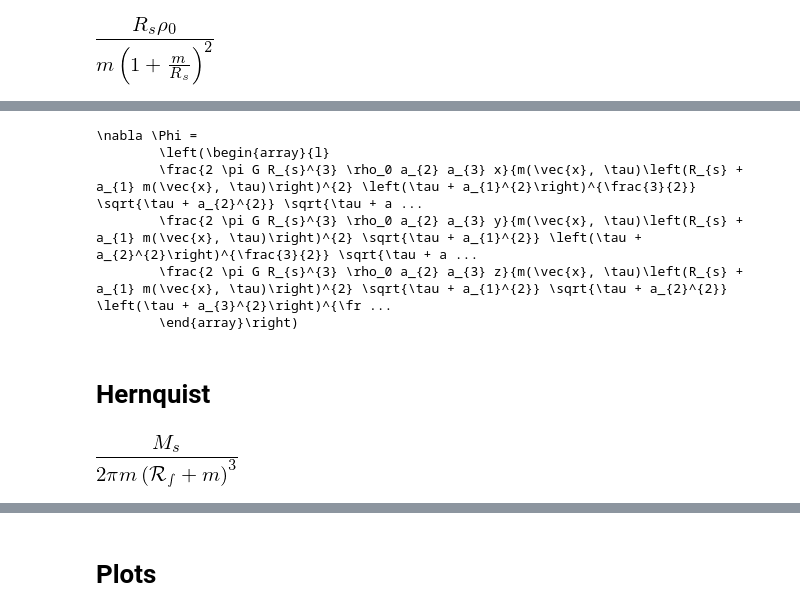
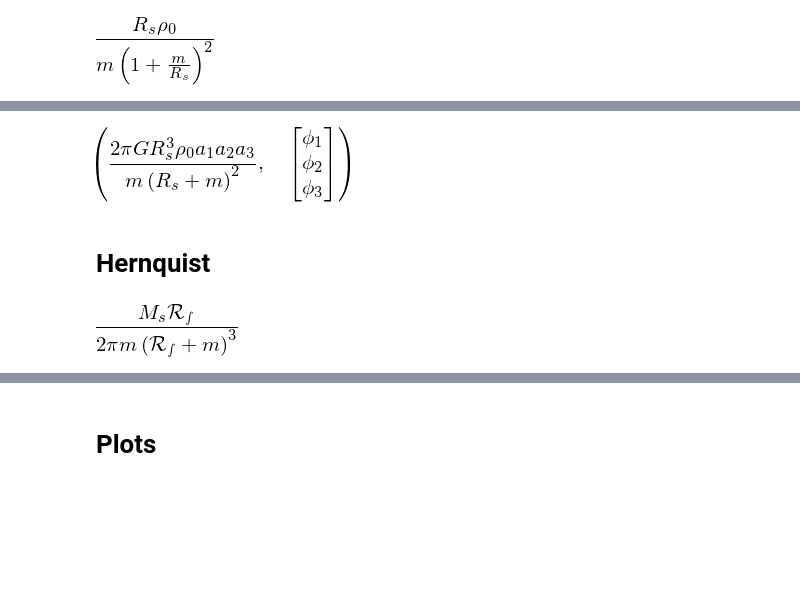
Before and after one commit to jsbarbosa/TesisFisica, a Jupyter notebook: Files/Week 7/TriaxialPotentials.ipynb, the cells around one changed output, grey strips where cells are left out. Saved outputs shown, nothing was run; the diff lists cells and outputs as text; code cells hidden in the pictures; blank space fills up the shorter version.

```diff
--- a/Files/Week 7/TriaxialPotentials.ipynb
+++ b/Files/Week 7/TriaxialPotentials.ipynb
@@ -47,11 +65,17 @@ def gradToLatex(grad):
 # %% [markdown]
 # Potentials
 # %%
-G, tau, omega = spy.symbols(r'G \tau \omega', real = True, positive = True)
-r, m, x, y, z, a_1, a_2, a_3 = spy.symbols("r m x y z a_1 a_2 a_3", real = True, positive = True)
+G, tau, omega, gamma = spy.symbols(r'G \tau \omega \gamma', real = True, positive = True)
+r, m, x, y, z, a_1, a_2, a_3, phi_1, phi_2, phi_3 = spy.symbols("r m x y z a_1 a_2 a_3 \phi_1 \phi_2 \phi_3",
+                                                                real = True, positive = True)
 
 m_int = [i ** 2 / (a ** 2 + tau) for (i, a) in zip([x, y, z], [a_1, a_2, a_3])]
 m_int = spy.sqrt(a_1 ** 2 * sum(m_int))
+
+phi_x = x / (spy.sqrt(tau + a_1 ** 2) ** 3 * spy.sqrt(tau + a_2 ** 2) * spy.sqrt(tau + a_3 ** 2))
+phi_y = y / (spy.sqrt(tau + a_2 ** 2) ** 3 * spy.sqrt(tau + a_1 ** 2) * spy.sqrt(tau + a_3 ** 2))
+phi_z = z / (spy.sqrt(tau + a_3 ** 2) ** 3 * spy.sqrt(tau + a_1 ** 2) * spy.sqrt(tau + a_2 ** 2))
+# phi_x, phi_y, phi_z
 # %% [markdown]
 # NFW
 # %%
@@ -69,21 +94,17 @@ Phi
 # %%
-grad = gradient(Phi)
-gradToLatex(grad)
+factor, matrix = gradient(Phi)
+# gradToLatex(factor
+factor, matrix
 # %% [output]
-\nabla \Phi =
-        \left(\begin{array}{l}
-        \frac{2 \pi G R_{s}^{3} \rho_0 a_{2} a_{3} x}{m(\vec{x}, \tau)\left(R_{s} + a_{1} m(\vec{x}, \tau)\right)^{2} \left(\tau + a_{1}^{2}\right)^{\frac{3}{2}} \sqrt{\tau + a_{2}^{2}} \sqrt{\tau + a ...
-        \frac{2 \pi G R_{s}^{3} \rho_0 a_{2} a_{3} y}{m(\vec{x}, \tau)\left(R_{s} + a_{1} m(\vec{x}, \tau)\right)^{2} \sqrt{\tau + a_{1}^{2}} \left(\tau + a_{2}^{2}\right)^{\frac{3}{2}} \sqrt{\tau + a ...
-        \frac{2 \pi G R_{s}^{3} \rho_0 a_{2} a_{3} z}{m(\vec{x}, \tau)\left(R_{s} + a_{1} m(\vec{x}, \tau)\right)^{2} \sqrt{\tau + a_{1}^{2}} \sqrt{\tau + a_{2}^{2}} \left(\tau + a_{3}^{2}\right)^{\fr ...
-        \end{array}\right)
+[figure, added]
 # %% [markdown]
 # Hernquist
 # %%
 M_s, r_s = spy.symbols(r"M_s \mathcal{R_s}", real = True, positive = True)
-Hernquist = M_s / (2 * spy.pi * m * (m + r_s) ** 3)
+Hernquist = M_s * r_s/ (2 * spy.pi * m * (m + r_s) ** 3)
 Hernquist
 # %% [output]
-[figure, old version]
+[figure, new version]
 # %%
 Phi = getPotential(Hernquist)
 Phi
```
Also changed, not shown: parts of 15 cells of this notebook, 5 other files.
